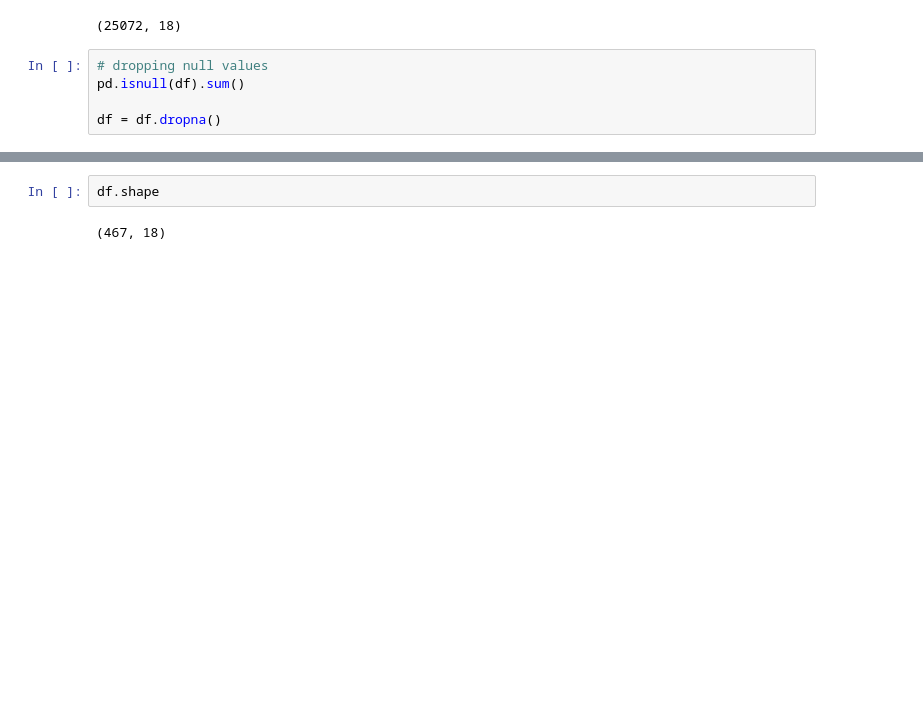
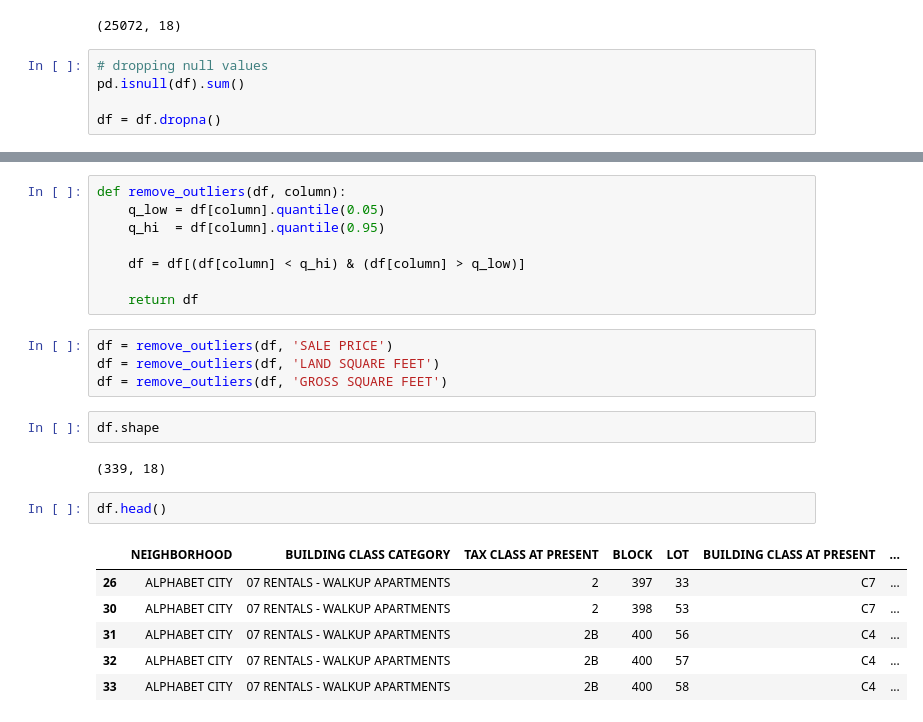
Before and after one commit to tasnmb/Manhattan-property-prices-analysis, a Jupyter notebook: cw_v2.ipynb, the cells around one changed output, grey strips where cells are left out. Cells and saved outputs as stored; diff of their text form; blank space fills up the shorter version.

```diff
--- a/cw_v2.ipynb
+++ b/cw_v2.ipynb
@@ -138,4 +155,25 @@ df = df.dropna()
+# %%
+def remove_outliers(df, column):
+    q_low = df[column].quantile(0.05)
+    q_hi  = df[column].quantile(0.95)
+
+    df = df[(df[column] < q_hi) & (df[column] > q_low)]
+
+    return df
+# %%
+df = remove_outliers(df, 'SALE PRICE')
+df = remove_outliers(df, 'LAND SQUARE FEET')
+df = remove_outliers(df, 'GROSS SQUARE FEET')
 # %%
 df.shape
 # %% [output]
-(467, 18)
+(339, 18)
+# %%
+df.head()
+# %% [output]
+|  | NEIGHBORHOOD | BUILDING CLASS CATEGORY | TAX CLASS AT PRESENT | BLOCK | LOT | BUILDING CLASS AT PRESENT | ... |
+| 26 | ALPHABET CITY | 07 RENTALS - WALKUP APARTMENTS | 2 | 397 | 33 | C7 | ... |
+| 30 | ALPHABET CITY | 07 RENTALS - WALKUP APARTMENTS | 2 | 398 | 53 | C7 | ... |
+| 31 | ALPHABET CITY | 07 RENTALS - WALKUP APARTMENTS | 2B | 400 | 56 | C4 | ... |
+| 32 | ALPHABET CITY | 07 RENTALS - WALKUP APARTMENTS | 2B | 400 | 57 | C4 | ... |
+| 33 | ALPHABET CITY | 07 RENTALS - WALKUP APARTMENTS | 2B | 400 | 58 | C4 | ... |
```
Also changed, not shown: parts of 5 cells of this notebook.
